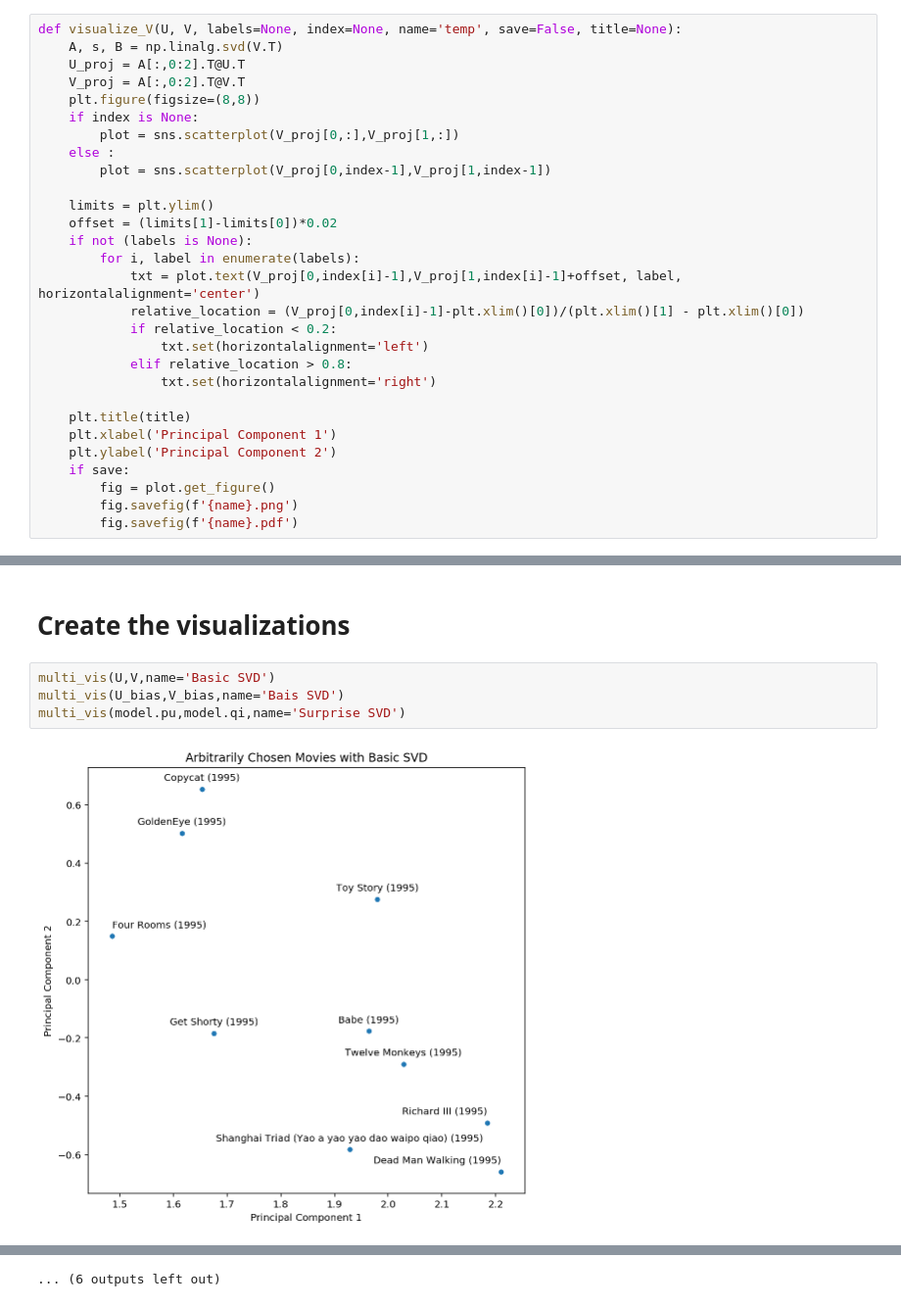
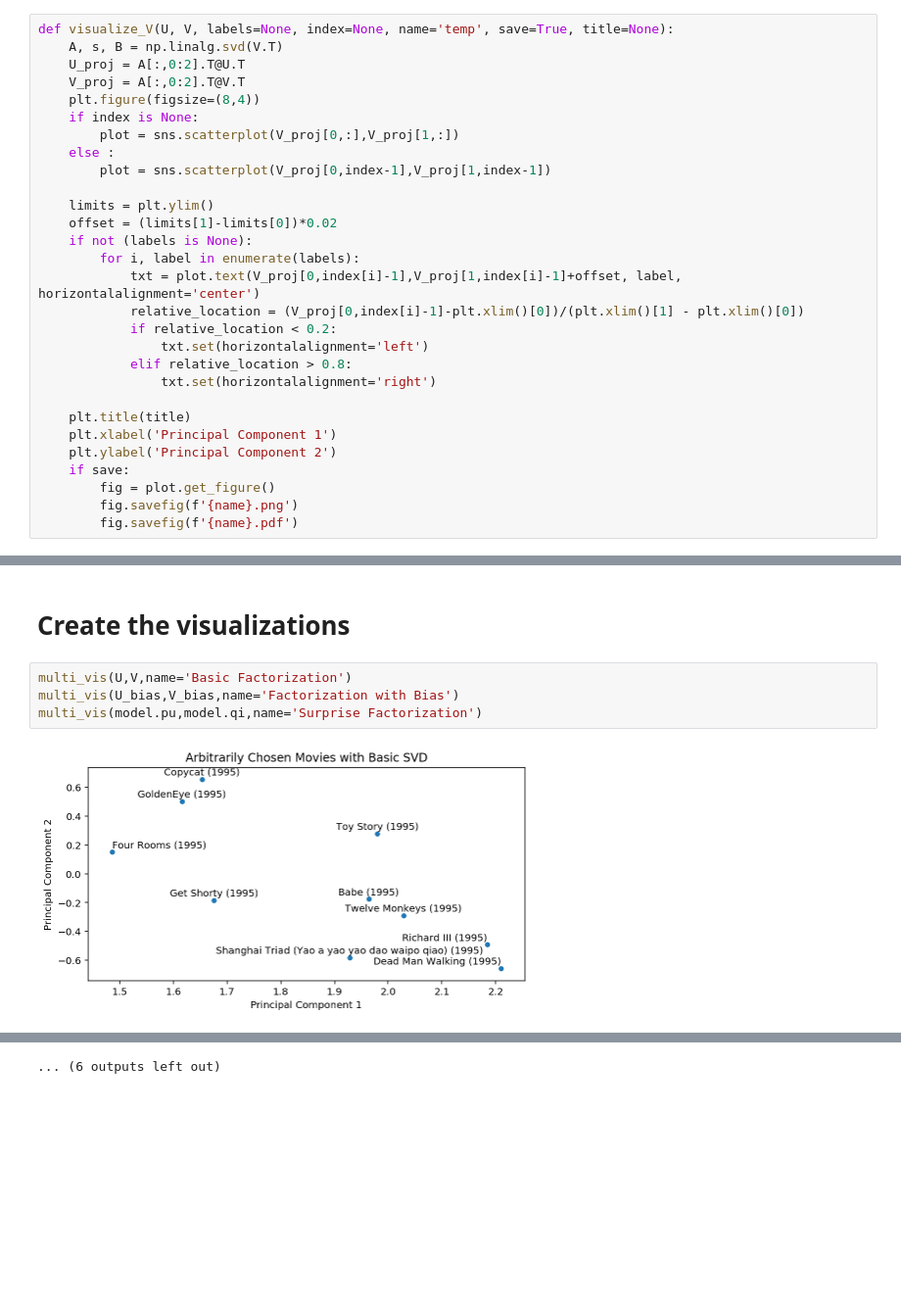
Before and after one commit to SaberaTalukder/Visualizations, a Jupyter notebook: 5.ipynb, the cells around one changed output, grey strips where cells are left out. Shown at 98% size. Saved outputs shown, nothing was run; the diff lists cells and outputs as text; blank space fills up the shorter version.

Commit message:
visualization

```diff
--- a/5.ipynb
+++ b/5.ipynb
@@ -15,11 +15,11 @@ importlib.reload(surprise_version)
 
 %config InlineBackend.figure_format = 'retina'
 # %%
-def visualize_V(U, V, labels=None, index=None, name='temp', save=False, title=None):
+def visualize_V(U, V, labels=None, index=None, name='temp', save=True, title=None):
     A, s, B = np.linalg.svd(V.T)
     U_proj = A[:,0:2].T@U.T
     V_proj = A[:,0:2].T@V.T
-    plt.figure(figsize=(8,8))
+    plt.figure(figsize=(8,4))
     if index is None:
         plot = sns.scatterplot(V_proj[0,:],V_proj[1,:])
     else :
@@ -135,8 +135,8 @@ print(surprise_version.get_err(model,Y_test))
 # %% [markdown]
 # Create the visualizations
 # %%
-multi_vis(U,V,name='Basic SVD')
-multi_vis(U_bias,V_bias,name='Bais SVD')
-multi_vis(model.pu,model.qi,name='Surprise SVD')
+multi_vis(U,V,name='Basic Factorization')
+multi_vis(U_bias,V_bias,name='Factorization with Bias')
+multi_vis(model.pu,model.qi,name='Surprise Factorization')
 # %% [output]
-[figure, old version]
+[figure, new version]
```
Also changed, not shown: parts of 2 cells of this notebook.
